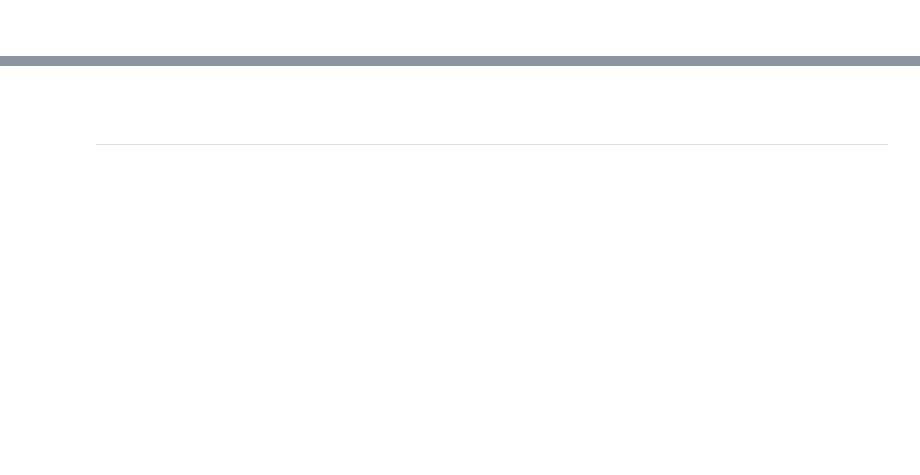
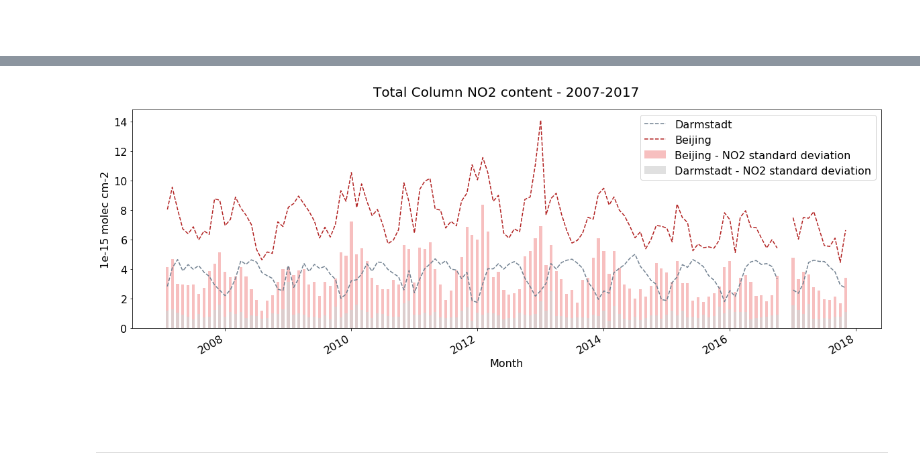
Before and after one commit to federicofierli1/LTPy_Notebooks_satellite_copernicus, a Jupyter notebook: 32_ltpy_v01_AC_SAF_L3_case_study.ipynb, the cells around one changed output, grey strips where cells are left out. Drawn from its saved outputs; the diff is of its cells as text; code cells hidden in the pictures; blank space fills up the shorter version.

```diff
--- a/32_ltpy_v01_AC_SAF_L3_case_study.ipynb
+++ b/32_ltpy_v01_AC_SAF_L3_case_study.ipynb
@@ -438,3 +204,28 @@ plt.show()
+# %%
+fig = plt.figure(figsize=(20,6))
+
+darmstadt_total = no2_assigned.NO2total.sel(latitude=49.875, longitude=8.650, method='nearest')*1e-15
+darmstadt_total.plot.line(color='slategrey', linestyle='dashed', label='Darmstadt')
+beijing_total = no2_assigned.NO2total.sel(latitude=39.908, longitude=116.397, method='nearest')*1e-15
+beijing_total.plot.line(linestyle='dashed',color='firebrick', label='Beijing')
+
+darmstadt_tropo = no2_assigned.NO2total_stddev.sel(latitude=49.875, longitude=8.650, method='nearest')*1e-15
+beijing_tropo = no2_assigned.NO2total_stddev.sel(latitude=39.908, longitude=116.397, method='nearest')*1e-15
+
+bar_width=12
+xticks = darmstadt_tropo.time.astype(np.datetime64)
+plt.bar(xticks.values,beijing_tropo.values, align='center', alpha=0.5, width=16, color='lightcoral', label='Beijing - NO2 standard deviation')
+plt.bar(xticks.values,darmstadt_tropo.values, align='center', alpha=0.7, width=16, color='lightgrey', label='Darmstadt - NO2 standard deviation')
+
+plt.xticks(fontsize=16)
+plt.yticks(fontsize=16)
+plt.title(no2_assigned.NO2total.long_name + " - 2007-2017", fontsize=20, pad=20)
+plt.ylabel(str(conversion_factor) + ' ' + no2_assigned.NO2total.units, fontsize=16)
+plt.xlabel('Month', fontsize=16)
+plt.legend(fontsize=16,loc=1)
+plt.show()
+# %% [output]
+[figure, added]
 # %% [markdown]
 <br>
 # %% [markdown]
```
Also changed, not shown: parts of 56 cells of this notebook, 10 other files.
